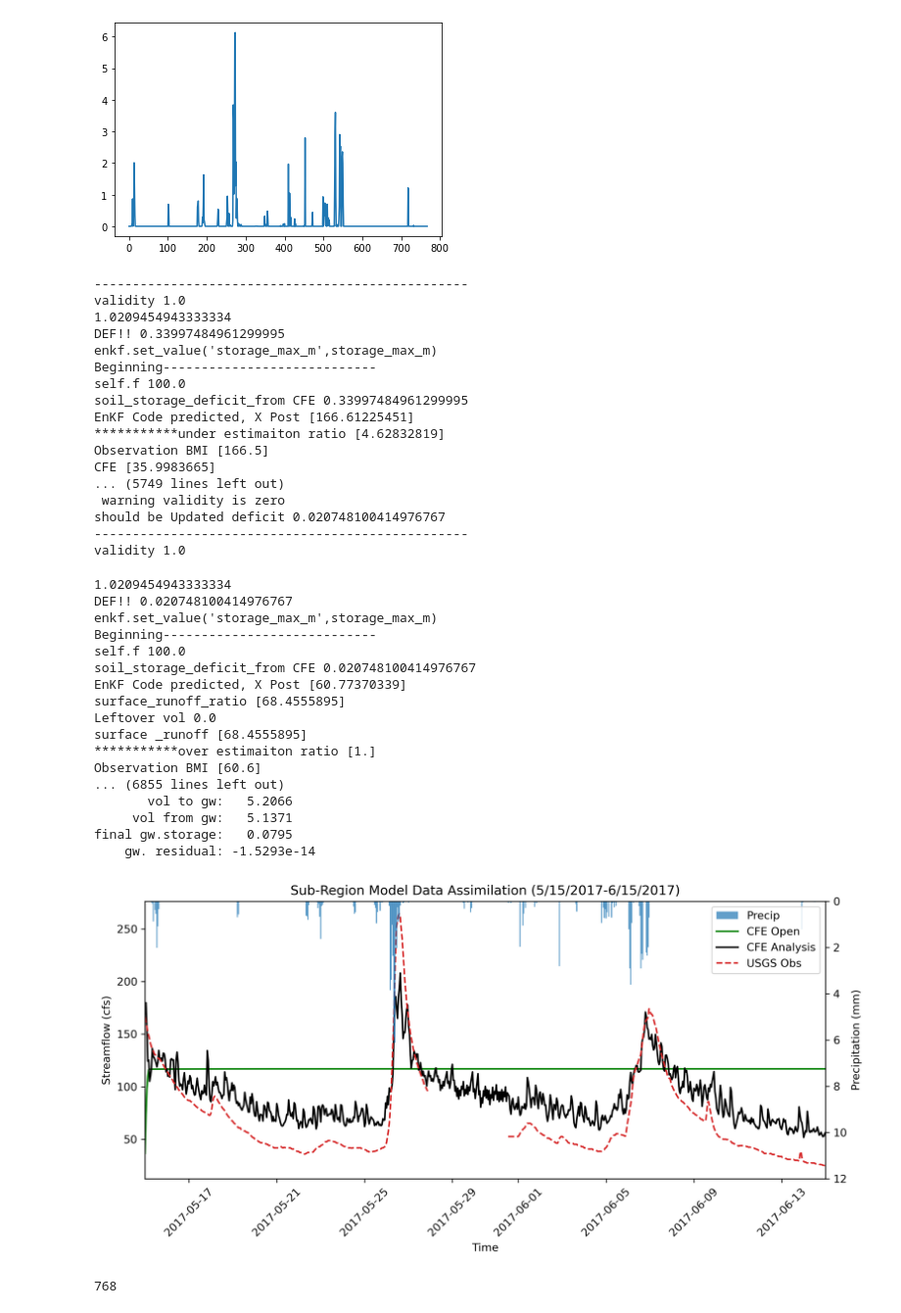
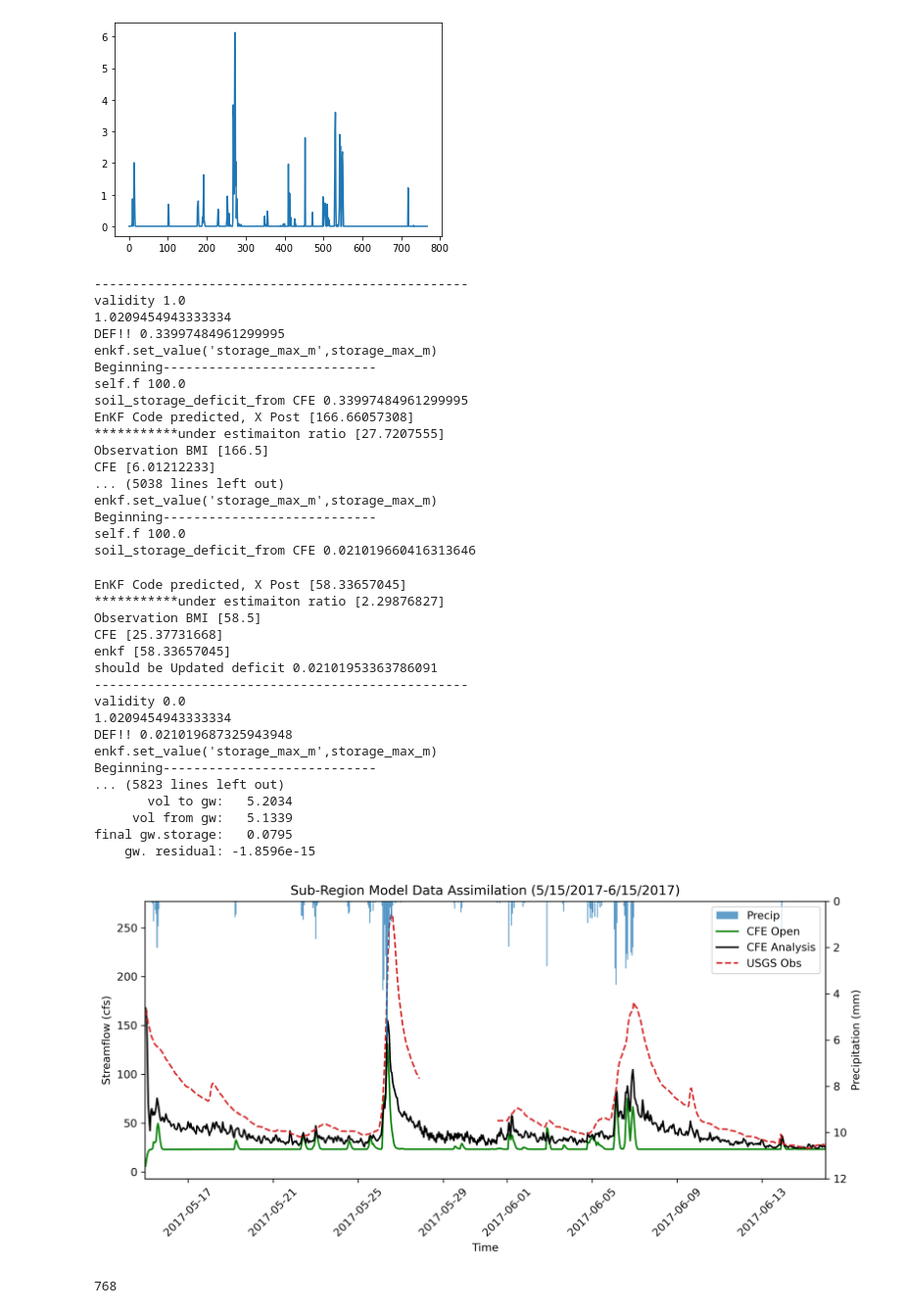
Before and after one commit to zbutler33/NextGen---The-Simulators-, a Jupyter notebook: Toy_Model/Toymodel_V2.ipynb, the cells around one changed output. Shown at 98% size. Saved outputs shown, nothing was run; the diff lists cells and outputs as text; code cells hidden in the pictures.

```diff
--- a/Toy_Model/Toymodel_V2.ipynb
+++ b/Toy_Model/Toymodel_V2.ipynb
@@ -129,9 +138,9 @@ cfe_def = []
 for i, precip in enumerate(df_forcing['APCP_surface']): #i is RAINRATE
 
     # Set values for each model
-    cfe_open.set_value('atmosphere_water__time_integral_of_precipitation_mass_flux', precip*0 +5) #value of precip from forcing data in loop
-    cfe_peturbed.set_value('atmosphere_water__time_integral_of_precipitation_mass_flux', precip*0 +5)
-    cfe_analysis.set_value('atmosphere_water__time_integral_of_precipitation_mass_flux', precip*0 +5)
+    cfe_open.set_value('atmosphere_water__time_integral_of_precipitation_mass_flux', precip +1) #value of precip from forcing data in loop
+    cfe_peturbed.set_value('atmosphere_water__time_integral_of_precipitation_mass_flux', precip +1)
+    cfe_analysis.set_value('atmosphere_water__time_integral_of_precipitation_mass_flux', precip +1)
 
     # Update usgs data and get value to put into EnKF
     usgs.update()
@@ -233,32 +242,32 @@ enkf.set_value('storage_max_m',storage_max_m)
 Beginning----------------------------
 self.f 100.0
 soil_storage_deficit_from CFE 0.33997484961299995
-EnKF Code predicted, X Post [166.61225451]
-***********under estimaiton ratio [4.62832819]
+EnKF Code predicted, X Post [166.66057308]
+***********under estimaiton ratio [27.7207555]
 Observation BMI [166.5]
-CFE [35.9983665]
-... (5749 lines left out)
- warning validity is zero
-should be Updated deficit 0.020748100414976767
--------------------------------------------------
-validity 1.0
+CFE [6.01212233]
+... (5038 lines left out)
+enkf.set_value('storage_max_m',storage_max_m)
+Beginning----------------------------
+self.f 100.0
+soil_storage_deficit_from CFE 0.021019660416313646
+EnKF Code predicted, X Post [58.33657045]
+***********under estimaiton ratio [2.29876827]
+Observation BMI [58.5]
+CFE [25.37731668]
+enkf [58.33657045]
+should be Updated deficit 0.02101953363786091
+-------------------------------------------------
+validity 0.0
 1.0209454943333334
-DEF!! 0.020748100414976767
+DEF!! 0.021019687325943948
 enkf.set_value('storage_max_m',storage_max_m)
 Beginning----------------------------
-self.f 100.0
-soil_storage_deficit_from CFE 0.020748100414976767
-EnKF Code predicted, X Post [60.77370339]
-surface_runoff_ratio [68.4555895]
-Leftover vol 0.0
-surface _runoff [68.4555895]
-***********over estimaiton ratio [1.]
-Observation BMI [60.6]
-... (6855 lines left out)
-       vol to gw:   5.2066
-     vol from gw:   5.1371
+... (5823 lines left out)
+       vol to gw:   5.2034
+     vol from gw:   5.1339
 final gw.storage:   0.0795
-    gw. residual: -1.5293e-14
+    gw. residual: -1.8596e-15
 # %%
 istart_plot=0
 iend_plot=750
@@ -269,36 +278,36 @@ Date_list = []
 df_forcing['time'] = pd.to_datetime(df_forcing['time'], infer_datetime_format=True)
 
 fig, ax1 = plt.subplots(figsize = (10,5), dpi=300)
 
 ax2 = ax1.twinx()
 
 ax1.set_xlabel('Time')
 ax1.set_ylabel('Streamflow (cfs)')
 ax2.set_ylabel('Precipitation (mm)')
 ax2.set_ylim(0,12,1)
 ax2.invert_yaxis()
 
 
 plt.title('Sub-Region Model Data Assimilation (5/15/2017-6/15/2017)')
 Precip = ax2.bar(df_forcing['time'], df_forcing['APCP_surface'],width=0.05,alpha=0.7, color="tab:blue", label = 'Precip')
 #ax1.plot(x, cfePeturbed[istart_plot:iend_plot], color = 'tab:orange', label = 'CFE Peturbed')
 Open, = ax1.plot(df_forcing['time'], cfeOpen, color = 'green', label = 'CFE Open')
 Analysis, = ax1.plot(df_forcing['time'], cfeAnalysis, color = 'black', label = 'CFE Analysis')
 Obs, = ax1.plot(df_forcing['time'], obs, color = 'tab:red', linestyle='dashed', label = 'USGS Obs')
 #ax1.plot(x, cfeEnKF[istart_plot:iend_plot], color = 'tab:blue', label = 'EnKF')
 
-ax1.set_xlim([date(2017, 5, 15), date(2017, 6, 15)]) ## Customize date range for all plots
+#ax1.set_xlim([date(2017, 5, 15), date(2017, 6, 15)]) ## Customize date range for all plots
 ax1.tick_params(axis='x', labelrotation = 45)
 
 plt.legend(handles = [Precip,Open,Analysis,Obs], loc='upper right', bbox_to_anchor=(0.5, 0.5, 0.5, 0.5))
 
-#plt.savefig("WorkingDA_7-22.png")
+plt.savefig("SubRegionModel.png")
 fig.tight_layout()
 ax1.margins(x=0)
 
 plt.show()
 # %% [output]
-[figure, old version]
+[figure, new version]
 # %%
 len(cfeOpen)
 # %% [output]
```
Also changed, not shown: parts of 4 cells of this notebook, 12 other files.
